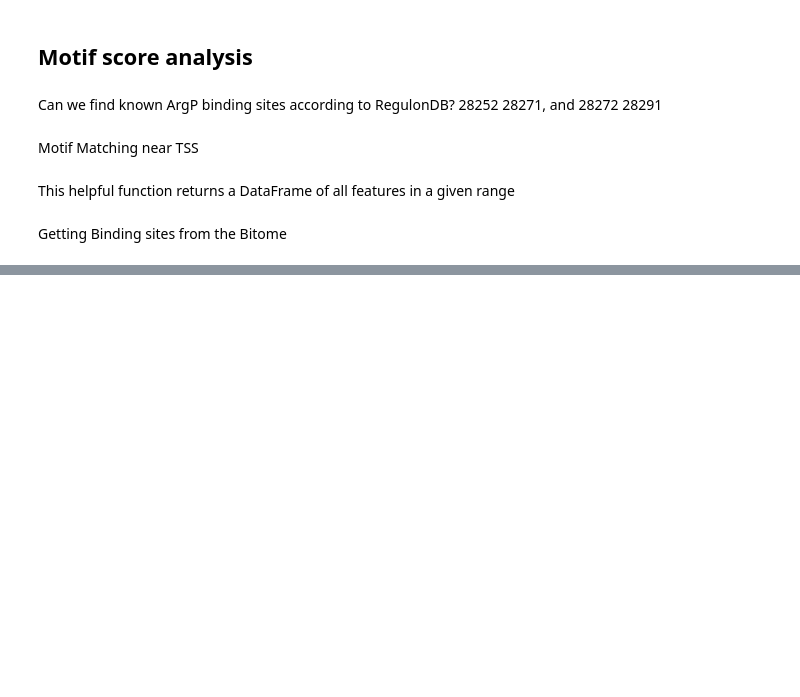
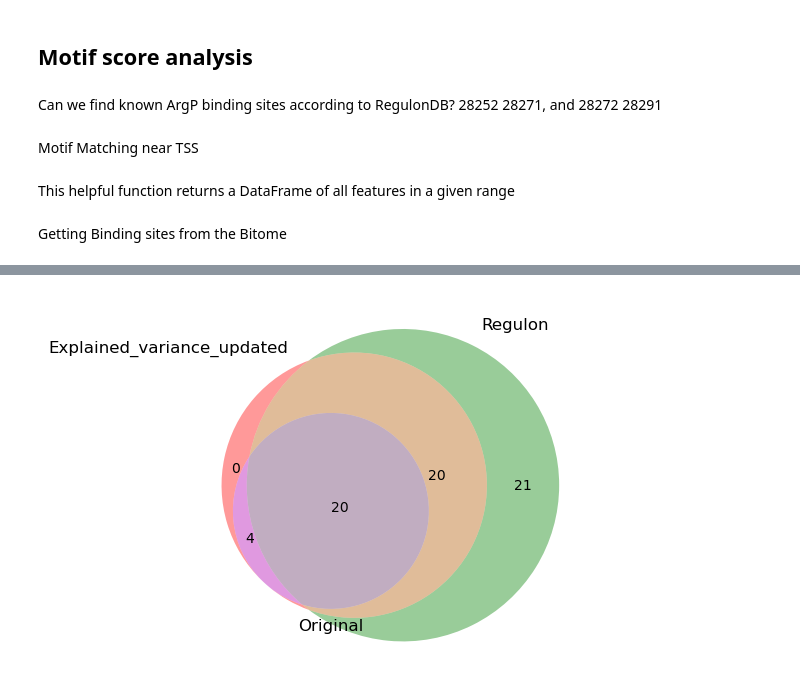
Before and after one commit to SBRG/Bacterial_TRN_Dominance_and_Independence, a Jupyter notebook: Figure_4_Regulon_Captured/Figure_4_ArgR.ipynb, the cells around one changed output, grey strips where cells are left out. Saved outputs shown, nothing was run; the diff lists cells and outputs as text; code cells hidden in the pictures; blank space fills up the shorter version.

```diff
--- a/Figure_4_Regulon_Captured/Figure_4_ArgR.ipynb
+++ b/Figure_4_Regulon_Captured/Figure_4_ArgR.ipynb
@@ -242,0 +754,15 @@ bitome_tfbs_df.head()
+# %%
+from matplotlib_venn import venn3
+import matplotlib.pyplot as plt
+
+# Create a dictionary where keys are the names of the gene lists
+# and values are the gene lists converted to set data type
+gene_sets = {'Explained_variance_updated': set(ArgR_new_genes), 'Regulon': set(ArgR_regulon_genes), 'Original': set(ArgR_original_genes)}
+
+# Create the Venn diagram
+venn3([set(i) for i in gene_sets.values()], set_labels = gene_sets.keys())
+
+# Display the plot
+plt.show()
+# %% [output]
+[figure, added]
```
Also changed, not shown: parts of 38 cells of this notebook.
